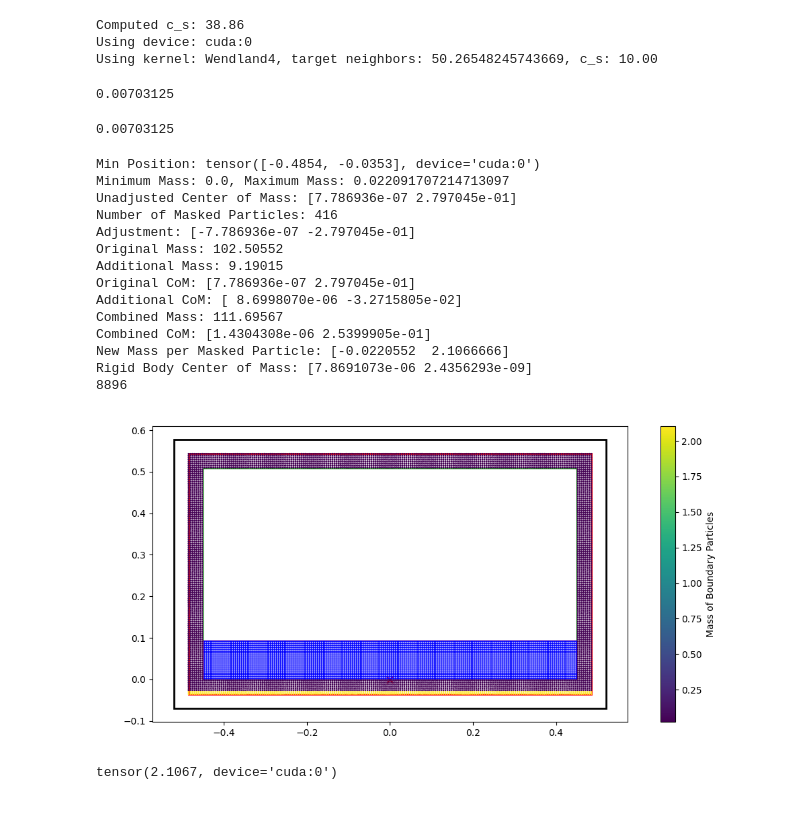
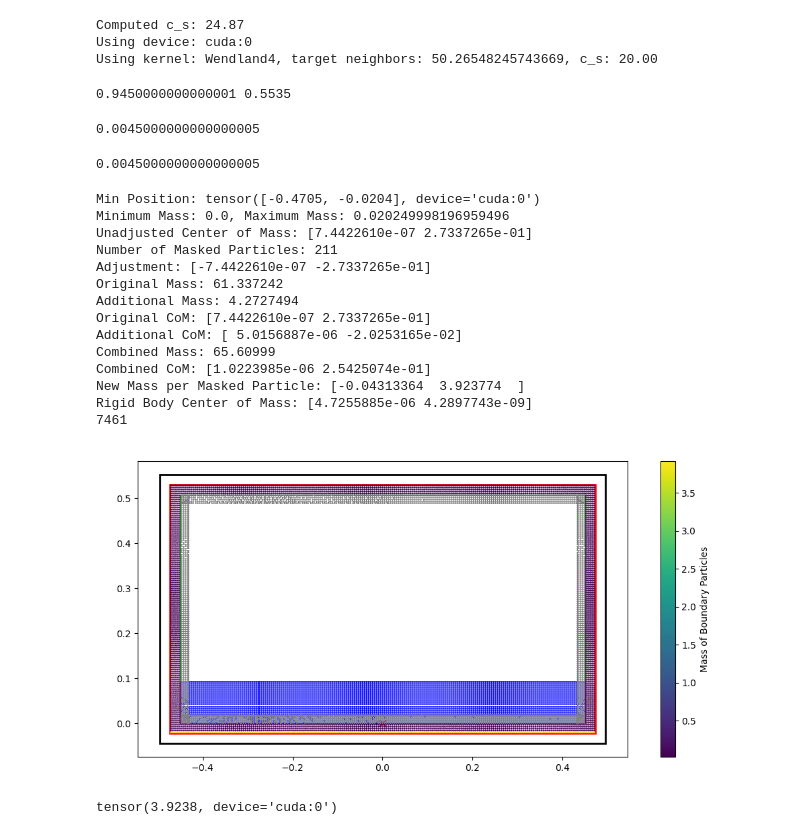
Before and after one commit to tum-pbs/diffSPH, a Jupyter notebook: examples/weaklyCompressible/16_SloshingTank.ipynb, the cells around one changed output. Drawn from its saved outputs; the diff is of its cells as text; code cells hidden in the pictures.

```diff
--- a/examples/weaklyCompressible/16_SloshingTank.ipynb
+++ b/examples/weaklyCompressible/16_SloshingTank.ipynb
@@ -41,7 +39,7 @@ simulationName = 'Sloshing Tank'
 exportName = f'12_sloshingTank_actual'
 
 L = 1
-nx = 128
+nx = 200
 dx = L / nx
 targetDt = 0.0001
 rho0 = 1000
@@ -57,16 +55,23 @@ CFL = 0.3
 
 W = 0.9/2
 H = 0.508/2
+# H = W
 F = 0.093
 
 L = W * 2
-dx = L/nx
+dx = L/(nx)
+nx+= 2 * band
+
+# make sure H is multiple of dx
+H = math.ceil(H*2/dx) * dx /2
+# H =
+
 dmin = [-W - dx * band, - dx * band]
 dmax = [W + dx * band, 2 * H + dx * band]
 
 kernel = KernelType.Wendland4
 scheme = SimulationScheme.DeltaSPH
-integrationScheme = IntegrationSchemeType.symplecticEuler
+integrationScheme = IntegrationSchemeType.rungeKutta2
 
 device = torch.device('cuda:0') if torch.cuda.is_available() else torch.device('cpu')
 dtype = torch.float32
@@ -74,7 +79,7 @@ targetNeighbors = n_h_to_nH(4, 2)
 c_s = 0.3 * volumeToSupport(dx**2, targetNeighbors, 2) / Kernel_Scale(kernel, 2) / targetDt
 # c_s = 10
 print(f'Computed c_s: {c_s:.2f}')
-c_s = 10
+c_s = 20
 exportInterval = 1 / fps
 plotInterval = int(math.ceil(exportInterval / targetDt))
 timesteps = int(timeLimit / targetDt)
@@ -82,13 +87,17 @@ timesteps = int(timeLimit / targetDt)
 print(f'Using device: {device}')
 print(f'Using kernel: {kernel.name}, target neighbors: {targetNeighbors}, c_s: {c_s:.2f}')
 # %% [output]
-Computed c_s: 38.86
+Computed c_s: 24.87
 Using device: cuda:0
-Using kernel: Wendland4, target neighbors: 50.26548245743669, c_s: 10.00
+Using kernel: Wendland4, target neighbors: 50.26548245743669, c_s: 20.00
+# %%
+print(dmax[0] - dmin[0], dmax[1] - dmin[1])
+# %% [output]
+0.9450000000000001 0.5535
 # %%
 dx
 # %% [output]
-0.00703125
+0.0045000000000000005
 # %%
 
 
@@ -105,6 +114,7 @@ domain.max = torch.tensor([L/2/ aspect + dx*band, L/2 + dx * band], device = dev
 
 domain.min = torch.tensor([dmin[0] - dx*band, dmin[1] - dx*band], device = device, dtype = dtype)
 domain.max = torch.tensor([dmax[0] + dx*band, dmax[1] + dx*band], device = device, dtype = dtype)
+domain.periodic[:] = True
 
 interiorDomain = buildDomainDescription(l = L, dim = dim, periodic = True, device = device, dtype = dtype)
 interiorDomain.min = torch.tensor([-L/2 / aspect, -L/2], device = device, dtype = dtype)
@@ -135,20 +145,25 @@ config['fluid'] = {
 config['surfaceDetection']['active'] = freeSurface
 config['shifting']['freeSurface'] = freeSurface
 config['pressure']['term'] = 'nonConservative'
+# config['pressure']['term'] = 'Antuono'
 # config['shifting']['active'] = False
 
 config['gravity'] = {
     'active': True,
-    'magnitude': 9.8,
+    'magnitude': 10.0,
     'mode': 'directional',
     'direction': torch.tensor([0, -1], device = device, dtype = dtype)
 }
-config['shifting']['projectionScheme'] = 'derp'
-config['shifting']['active'] = True
+config['shifting']['projectionScheme'] = 'dot'
+config['shifting']['active'] = False
+config['shifting']['projectQuantities'] = False
+# config['shifting']['scheme'] = 'IPS'
 # %%
 dx
 # %% [output]
-0.00703125
+0.0045000000000000005
+# %%
+config['particle']['shortEdge'] = False
 # %%
 fluid_sdf = lambda x: sampleDomainSDF(x, domain, invert = True)
 domain_sdf = lambda x: sampleDomainSDF(x, interiorDomain, invert = False)
@@ -172,8 +187,8 @@ combined_sdf = lambda points: sampleSDF(points, operatorDict['union'](box_outer_
 
 regions = []
 
-regions.append(buildRegion(sdf = fluid, config = config, type = 'fluid'))
-regions.append(buildRegion(sdf = combined_sdf, config = config, type = 'boundary', kind = 'driven'))
+regions.append(buildRegion(sdf = fluid, config = config, type = 'fluid', minOrMax = 'max'))
+regions.append(buildRegion(sdf = combined_sdf, config = config, type = 'boundary', kind = 'driven', minOrMax = 'max'))
 regions[-1]['sdf'] = lambda points: sampleSDF(points, box_inner, invert = True)
 # regions.append(buildRegion(sdf = inlet_sdf, config = config, type = 'inlet', dirichletValues={'densities': config['fluid']['rho0'], 'velocities': torch.tensor([1,0], device = device, dtype = dtype)}, updateValues = {'densities': 0, 'velocities': torch.tensor([0,0], device = device, dtype = dtype)}))
 
@@ -307,53 +322,53 @@ particleState.masses[mask] = m[1]
 rigidBodyIDs = torch.unique(particleState.materials[particleState.kinds == 1]).cpu().numpy()
 # print(rigidBodyIDs)
 rigidBodies = []
 for id in rigidBodyIDs:
     # print('Processing rigid body', id)
     rigidBody = buildRigidBody(particleState, config, id)
     if(rigidBody is not None):
         rigidBodies.append(rigidBody)
 
 rigidBodies[-1].angularVelocity = np.pi/2
 
 # rigidBodies[0].angularVelocity = np.pi / 2
 for rigidBody in rigidBodies:
     particleState = updateBodyParticlesWCSPH(particleState, rigidBody)
 config['rigidBodies'] = rigidBodies
 # return particleState, config, rigidBodies
 
 axis[0,0].scatter(rigidBodies[-1].centerOfMass[0].cpu().numpy(), rigidBodies[-1].centerOfMass[1].cpu().numpy(), s=50, c='red', marker='x')
 
 print(f'Rigid Body Center of Mass: {rigidBodies[-1].centerOfMass.cpu().numpy()}')
 
 sc = axis[0,0].scatter(particleState.positions[boundaryparticles,0].cpu().numpy(), particleState.positions[boundaryparticles,1].cpu().numpy(), s=1, c = particleState.masses[boundaryparticles].cpu().numpy())
 # sc = axis[0,0].scatter(particleState.positions[boundaryparticles,0].cpu().numpy(), particleState.positions[boundaryparticles,1].cpu().numpy(), s=1, c = particleState.velocities[boundaryparticles][:,1].cpu().numpy())
 
 
 fig.colorbar(sc, ax=axis[0,0], label='Mass of Boundary Particles')
 axis[0,0].scatter(particleState.positions[particleState.kinds==0,0].cpu().numpy(), particleState.positions[particleState.kinds==0,1].cpu().numpy(), s=1, c = 'blue')
-
+axis[0,0].scatter(particleState.positions[particleState.kinds==2,0].cpu().numpy(), particleState.positions[particleState.kinds==2,1].cpu().numpy(), s=1, c = 'grey', marker='x')
 
 print(sum([region['particles'].positions.shape[0] for region in regions]))
 # %% [output]
-Min Position: tensor([-0.4854, -0.0353], device='cuda:0')
-Minimum Mass: 0.0, Maximum Mass: 0.022091707214713097
-Unadjusted Center of Mass: [7.786936e-07 2.797045e-01]
-Number of Masked Particles: 416
-Adjustment: [-7.786936e-07 -2.797045e-01]
-Original Mass: 102.50552
-Additional Mass: 9.19015
-Original CoM: [7.786936e-07 2.797045e-01]
-Additional CoM: [ 8.6998070e-06 -3.2715805e-02]
-Combined Mass: 111.69567
-Combined CoM: [1.4304308e-06 2.5399905e-01]
-New Mass per Masked Particle: [-0.0220552  2.1066666]
-Rigid Body Center of Mass: [7.8691073e-06 2.4356293e-09]
-8896
+Min Position: tensor([-0.4705, -0.0204], device='cuda:0')
+Minimum Mass: 0.0, Maximum Mass: 0.020249998196959496
+Unadjusted Center of Mass: [7.4422610e-07 2.7337265e-01]
+Number of Masked Particles: 211
+Adjustment: [-7.4422610e-07 -2.7337265e-01]
+Original Mass: 61.337242
+Additional Mass: 4.2727494
+Original CoM: [7.4422610e-07 2.7337265e-01]
+Additional CoM: [ 5.0156887e-06 -2.0253165e-02]
+Combined Mass: 65.60999
+Combined CoM: [1.0223985e-06 2.5425074e-01]
+New Mass per Masked Particle: [-0.04313364  3.923774  ]
+Rigid Body Center of Mass: [4.7255885e-06 4.2897743e-09]
+7461
-[figure, old version]
+[figure, new version]
 # %%
 particleState.masses.max()
 # %% [output]
-tensor(2.1067, device='cuda:0')
+tensor(3.9238, device='cuda:0')
 # %%
 # config['EOS']['type'] = 'stiffTait'
 # %%
```
Also changed, not shown: parts of 16 cells of this notebook, 39 other files.
